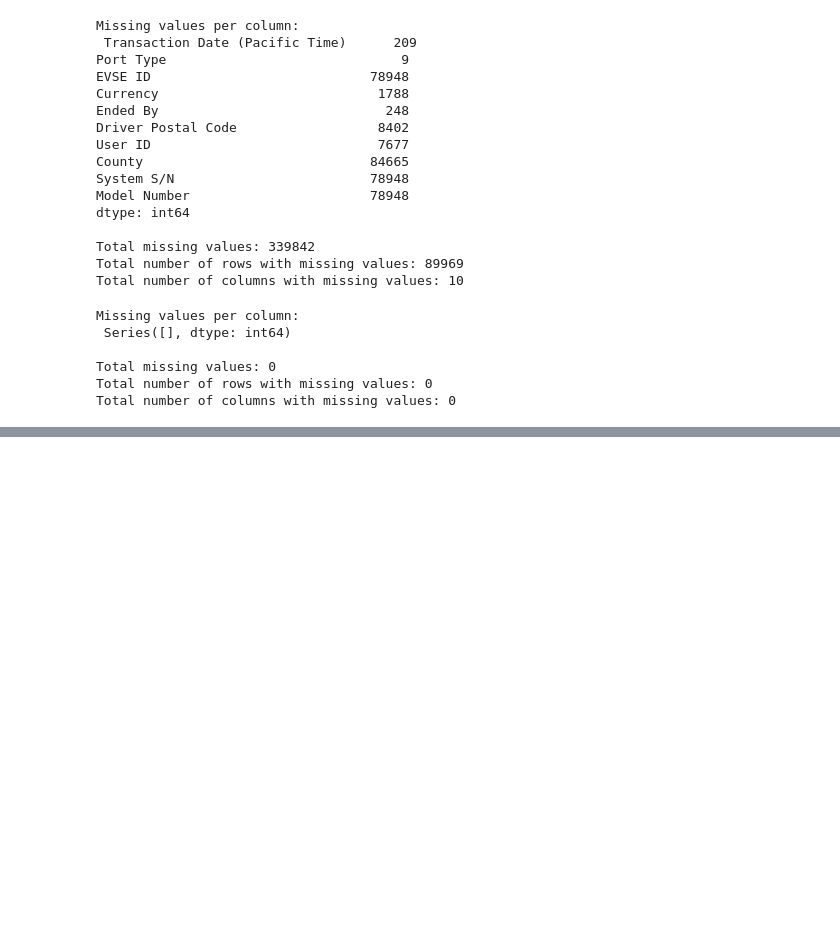
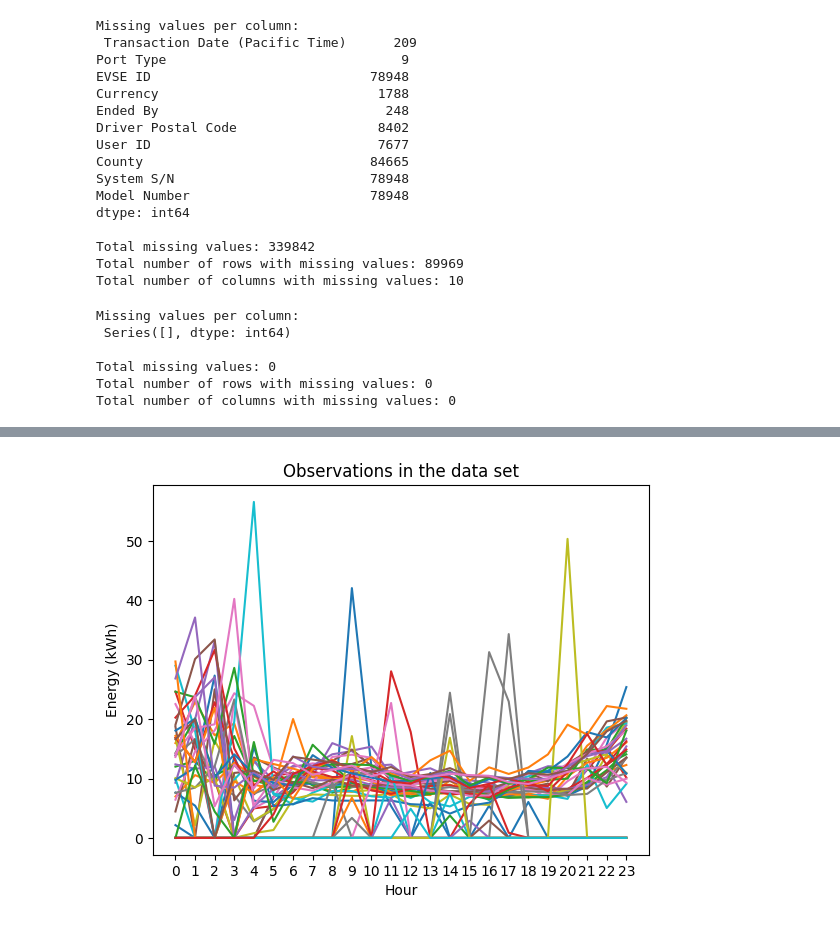
Before and after one commit to DitteGilsfeldt/42577-Introduction-to_Business_Analytics__Project, a Jupyter notebook: Project.ipynb, the cells around one changed output, grey strips where cells are left out. Saved outputs shown, nothing was run; the diff lists cells and outputs as text; code cells hidden in the pictures; blank space fills up the shorter version.

```diff
--- a/Project.ipynb
+++ b/Project.ipynb
@@ -92,0 +251,3 @@ Total number of columns with missing values: 0
+# %%
+df = data.set_index('User ID')
+df
@@ -92,0 +364,11 @@ Total number of columns with missing values: 0
+# %%
+d = data.set_index('Start Date')
+# %%
+d['date'] = d.index.date
+d['hour'] = d.index.hour
+
+hourly_energy = d.groupby(['Station Name', 'date', 'hour'])['Energy (kWh)'].sum().reset_index()
+
+# Pivot table: Rows -> Station Name, Columns -> Hour, Values -> Energy (kWh)
+user_hourly = hourly_energy.pivot_table(index='Station Name', columns='hour', values='Energy (kWh)', fill_value=0)
+user_hourly
@@ -92,0 +395,3 @@ Total number of columns with missing values: 0
+# %%
+user_hourly.columns = [f"{col}" for col in user_hourly.columns]
+user_hourly
@@ -92,0 +418,8 @@ Total number of columns with missing values: 0
+# %%
+plt.plot(user_hourly.T)
+plt.title('Observations in the data set')
+plt.xlabel('Hour')
+plt.ylabel('Energy (kWh)')
+plt.show()
+# %% [output]
+[figure, added]
```
Also changed, not shown: parts of 22 cells of this notebook.
